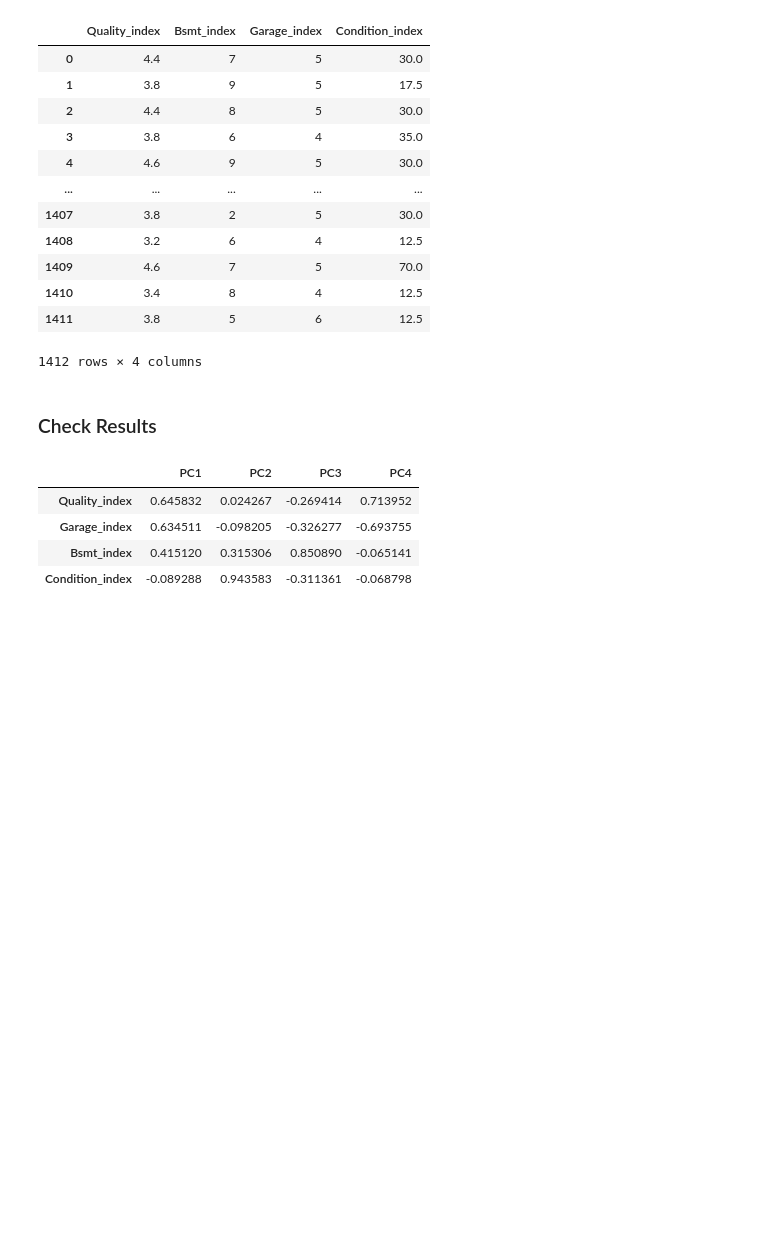
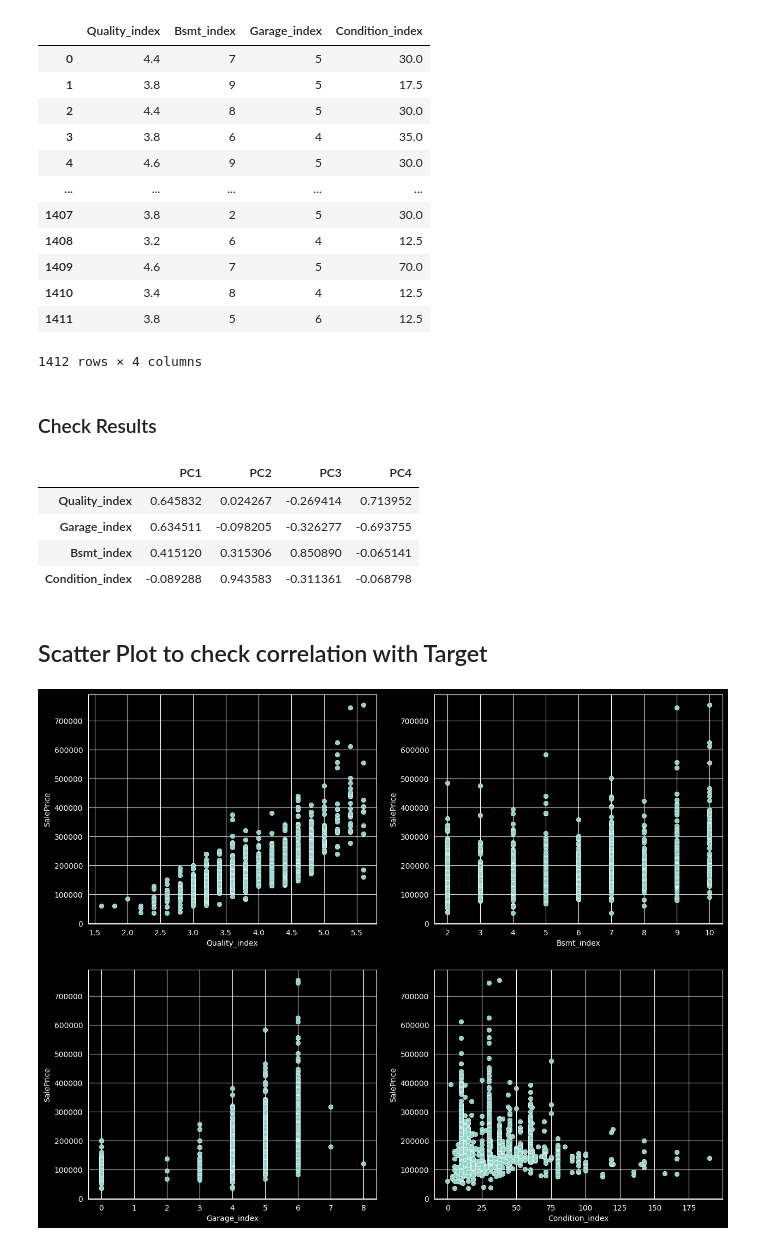
Before and after one commit to xXKeNdAmAmAsTeRXx/House_Prices_project, a Jupyter notebook: 3.2_EDA_ordinal.ipynb, the cells around one changed output. Saved outputs shown, nothing was run; the diff lists cells and outputs as text; code cells hidden in the pictures; blank space fills up the shorter version.

Commit message:
add scatter plot of new features to check correltation with target

```diff
--- a/3.2_EDA_ordinal.ipynb
+++ b/3.2_EDA_ordinal.ipynb
@@ -233,3 +233,15 @@ final_x_PCA
 | Garage_index | 0.634511 | -0.098205 | -0.326277 | -0.693755 |
 | Bsmt_index | 0.415120 | 0.315306 | 0.850890 | -0.065141 |
 | Condition_index | -0.089288 | 0.943583 | -0.311361 | -0.068798 |
+# %% [markdown]
+## Scatter Plot to check correlation with Target
+# %%
+fig, ax = plt.subplots(2,2, figsize = (15,12))
+ax=ax.flatten()
+
+for idx, col in enumerate(final_x.columns):
+    sns.scatterplot(data=final_x, x=col, y = y, ax=ax[idx])
+
+plt.show()
+# %% [output]
+[figure, added]
```
